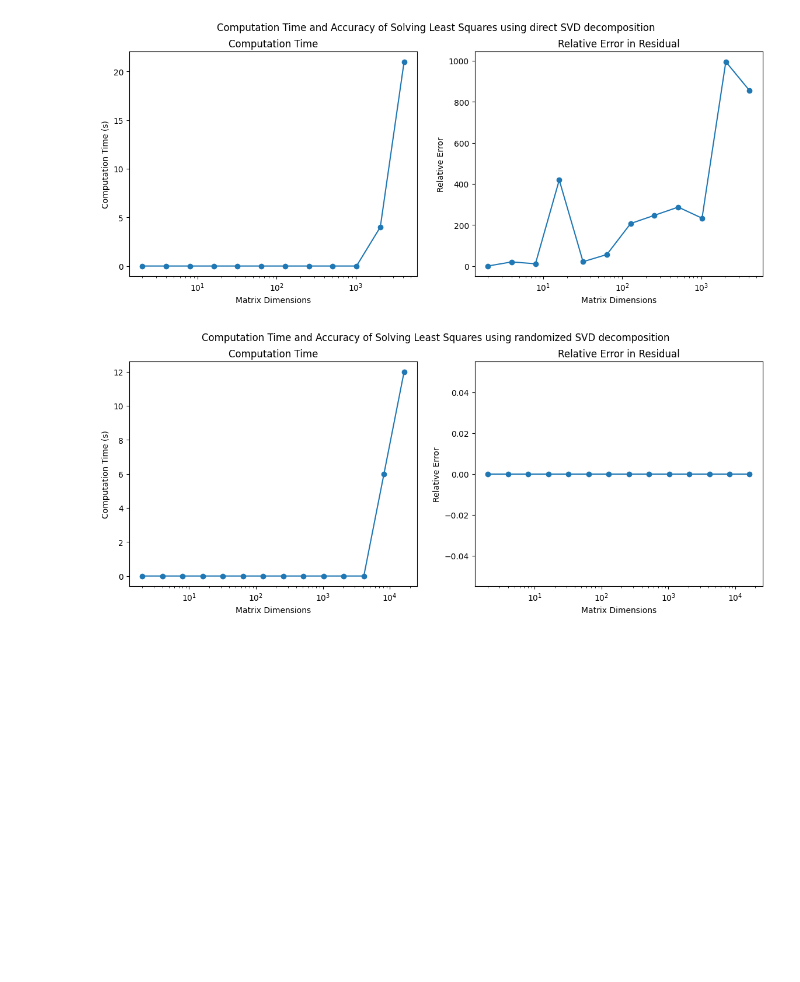
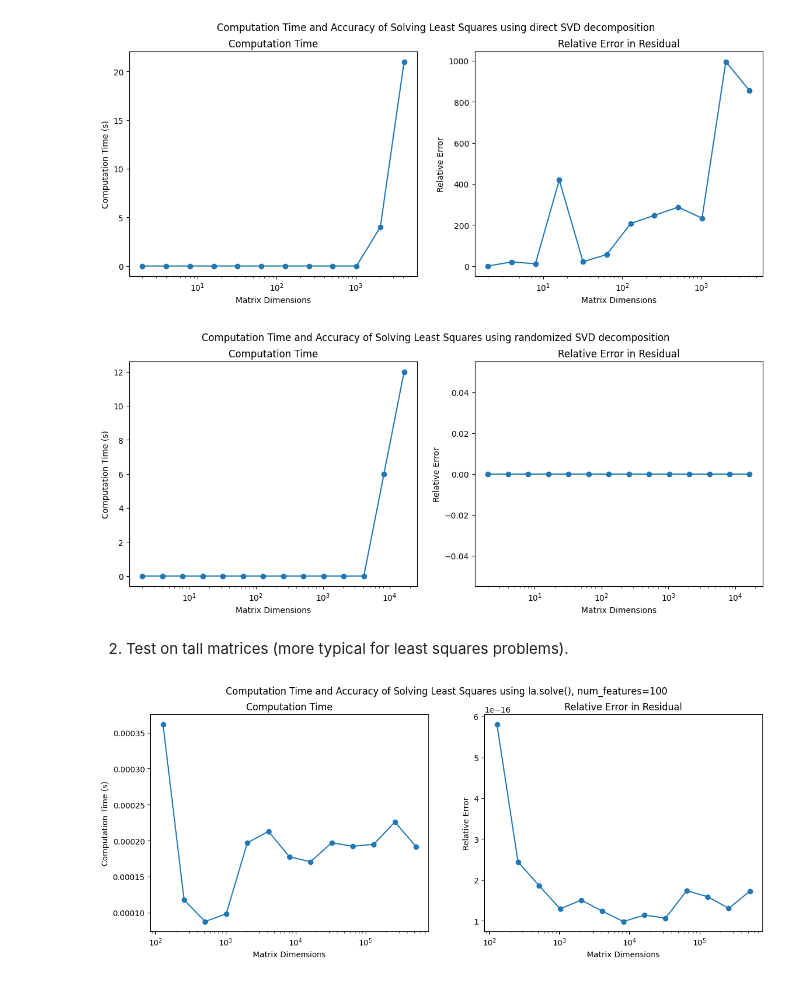
Before and after one commit to davism10/RandomizedSVD, a Jupyter notebook: Experiments/least_squares_test.ipynb, the cells around one changed output. Saved outputs shown, nothing was run; the diff lists cells and outputs as text; code cells hidden in the pictures; blank space fills up the shorter version.

```diff
--- a/Experiments/least_squares_test.ipynb
+++ b/Experiments/least_squares_test.ipynb
@@ -36,15 +36,10 @@ def randomized_svd_solve(A, b, k, r = 2, q = 0, range_method = 'qr', proportion=
             compute_time (float) : computation time for solving the system
     '''
     start = time()
-    # print("random!")
 
     # compute the SVD of A using randomized algorithm
     U, S, Vh = randomized_svd(A=A, k=k, r=r, q=q, range_method=range_method, proportion=proportion)
 
-    # print("U")
-    # print((U.T @ b).shape)
-    # print("S")
-    # print(S.shape)
     # solve the diagonal system for y = V*x
     y = (U.T @ b) / S
 
@@ -79,7 +74,7 @@ def numpy_svd_solve(A, b):
     U, S, Vh = la.svd(A, full_matrices=False)
 
     # solve the diagonal system for y = V*x
-    y = (1 / S) * U.T @ b
+    y = (1 / S) * (U.T @ b)
 
     # compute x = Vy
     x = Vh.T @ y
@@ -322,3 +319,46 @@ plt.suptitle("Computation Time and Accuracy of Solving Least Squares using rando
 plt.show()
 # %% [output]
 [figure]
+# %% [markdown]
+2. Test on tall matrices (more typical for least squares problems).
+# %%
+# using la.solve()
+m_vals = 2 ** np.arange(7, 20)
+n_vals = 100 * np.ones_like(m_vals, dtype=int)
+
+la_solve_errors = np.zeros_like(m_vals, dtype=float)
+la_solve_runtimes = np.zeros_like(m_vals, dtype=float)
+
+for i, (m, n) in enumerate(zip(m_vals, n_vals)):
+    # print(i)
+
+    # randomly sample a linear system
+    A = uniform(size=(m, n))
+    b = uniform(size=m)
+
+    # solve using la.solve()
+    x, rel_error, compute_time = numpy_lu_solve(A.T @ A, A.T @ b)
+    la_solve_errors[i] = rel_error
+    la_solve_runtimes[i] = compute_time
+
+    # plot relative errors and runtimes against matrix dimension
+plt.figure(figsize=(14, 5))
+
+plt.subplot(121)
+plt.plot(m_vals, la_solve_runtimes, marker='o')
+plt.title("Computation Time")
+plt.xlabel("Matrix Dimensions")
+plt.ylabel("Computation Time (s)")
+plt.xscale("log")
+
+plt.subplot(122)
+plt.plot(m_vals, la_solve_errors, marker='o')
+plt.title("Relative Error in Residual")
+plt.xlabel("Matrix Dimensions")
+plt.ylabel("Relative Error")
+plt.xscale("log")
+
+plt.suptitle("Computation Time and Accuracy of Solving Least Squares using la.solve(), num_features=100")
+plt.show()
+# %% [output]
+[figure, added]
```
Also changed, not shown: parts of 6 cells of this notebook, 12 other files.
